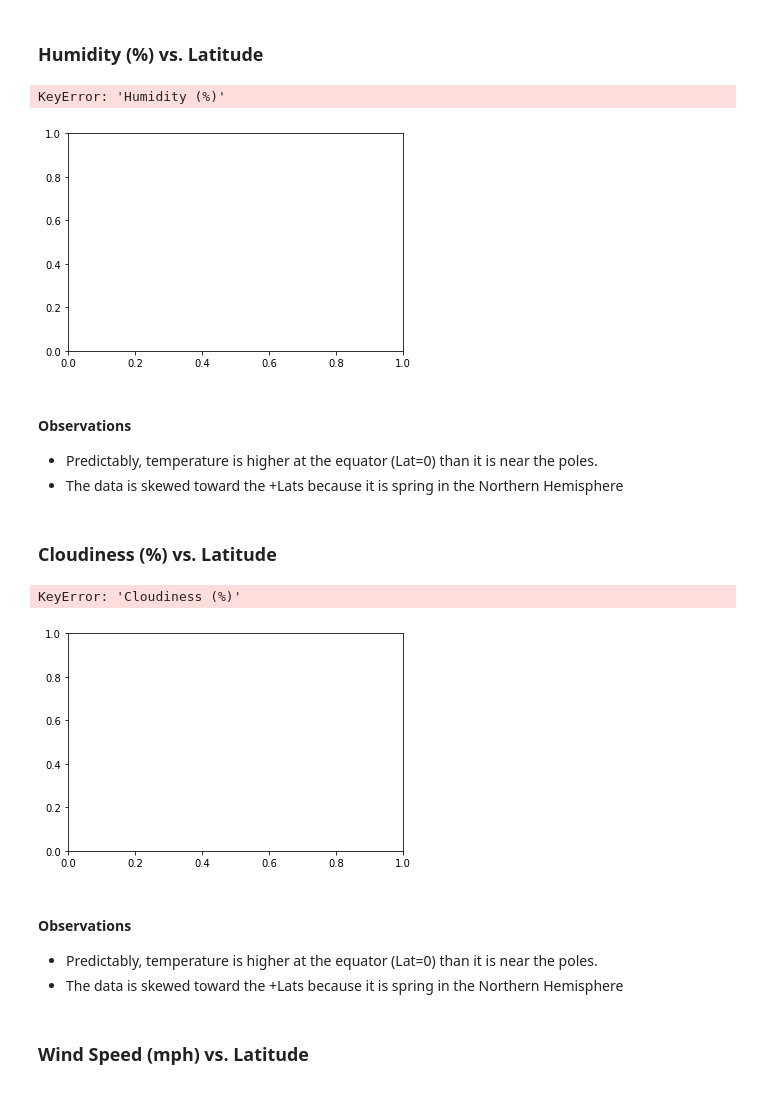
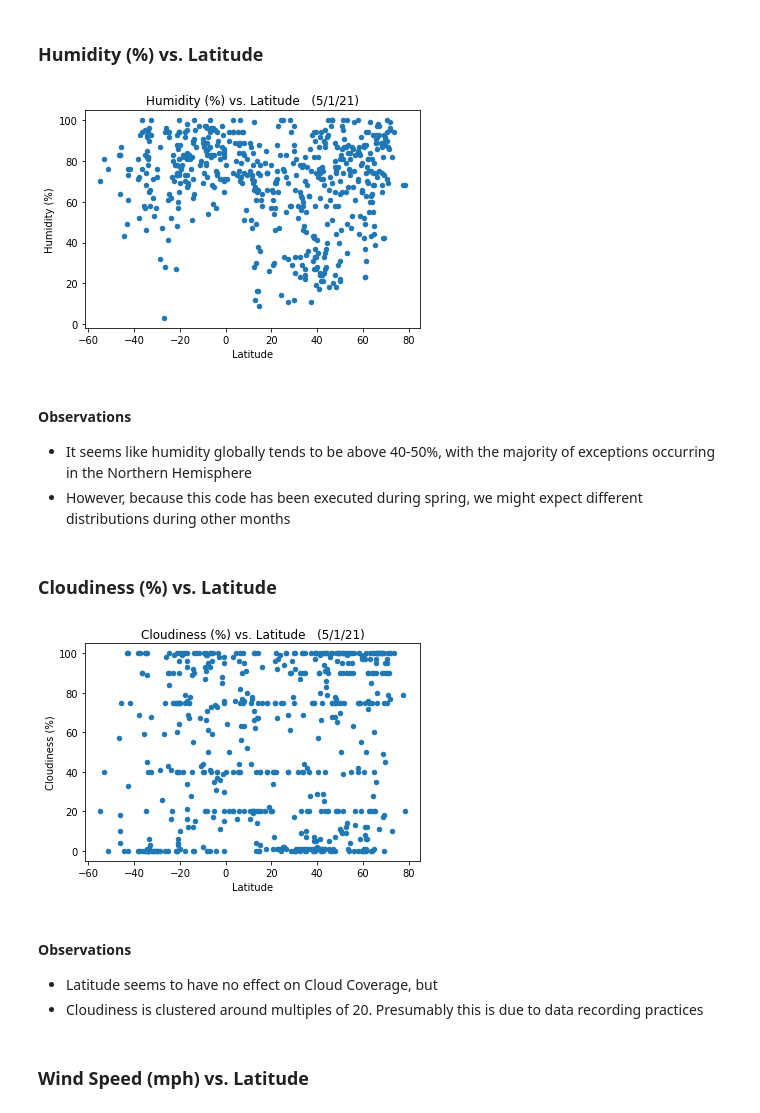
Before and after one commit to andrew-ana/python-api-challenge, a Jupyter notebook: Instructions/starter_code/WeatherPy.ipynb, the cells around one changed output. Cells and saved outputs as stored; diff of their text form; code cells hidden in the pictures.

Commit message:
Completed WeatherPy

```diff
--- a/Instructions/starter_code/WeatherPy.ipynb
+++ b/Instructions/starter_code/WeatherPy.ipynb
@@ -58,11 +56,16 @@ print("Beginning API Calls")
 print("------------------------")
 
 url = "http://api.openweathermap.org/data/2.5/weather"
+
+#The API says we can do 60 calls a minute. I didn't have that issue, but I don't want to get pinged for that
+#So you are going to have to wait. But I will try to optimize wait time <3
 begin = time.time()
+
 #Create empty DataFrame
 weather_df = pd.DataFrame(columns=["City", "Response Code", "Exec Time(s)","Longitude","Latitude",
                                   "Weather", "Temperature (F)","Cloudiness (%)","Wind Speed (mph)", "Humidity (%)" ])
 i = 1
+
 #ITERATE THROUGH CITIES
 for city in cities:
     call_start = time.time()#Time each api call
@@ -90,7 +93,7 @@ for city in cities:
         weather = ""
     #TEMPERATURE
     try:
-        temp = response.json()['main']['temp']
+        temp = response.json()['main']['temp_max']
     except:
         temp = np.nan
     #CLOUDINESS
@@ -123,8 +126,18 @@ for city in cities:
 
     }, ignore_index=True)
 
-    i += 1 #increment counter
+    #increment counter
+    i += 1
+    #Check if we need to sleep!
+    if i % 60 == 0:
+        current = time.time() - begin
+        wait_time = 60*(i//60)-current
+        print(f"Executed 60 calls, waiting for {wait_time:.2f} seconds")
+        time.sleep(wait_time)
+
 print(f"Total Execution: {time.time()-begin}s")
+# Save the DataFrame
+weather_df.to_csv("Output/cities.csv")
 # %% [output]
 Beginning API Calls
 ------------------------
@@ -190,28 +203,27 @@ plt.show()
 # %% [markdown]
 ### Humidity (%) vs. Latitude
 # %%
-weather_df.plot(x="Latitude",y="Humidity (%)", kind="scatter", title = "Humidity (%) vs. Latitude")
-plt.savefig("Output/Humidity_vs_Latitude.png")
+weather_df.plot(x="Latitude",y="Humidity (%)", kind="scatter", title = "Humidity (%) vs. Latitude   (5/1/21)")
+plt.savefig("Output/Global_Humidity_vs_Latitude.png")
 plt.show()
 # %% [output]
-KeyError: 'Humidity (%)'
-[figure, old version]
+[figure, new version]
-# %% [markdown]
-#### Observations
-- Predictably, temperature is higher at the equator (Lat=0) than it is near the poles.
-- The data is skewed toward the +Lats because it is spring in the Northern Hemisphere
+# %% [markdown]
+#### Observations
+- It seems like humidity globally tends to be above 40-50%, with the majority of exceptions occurring in the Northern Hemisphere
+- However, because this code has been executed during spring, we might expect different distributions during other months
 # %% [markdown]
 ### Cloudiness (%) vs. Latitude
 # %%
-weather_df.plot(x="Latitude",y="Cloudiness (%)", kind="scatter", title = "Cloudiness (%) vs. Latitude")
+weather_df.plot(x="Latitude",y="Cloudiness (%)", kind="scatter", title = "Cloudiness (%) vs. Latitude   (5/1/21)")
+plt.savefig("Output/Global_Cloudiness_vs_Latitude.png")
 plt.show()
 # %% [output]
-KeyError: 'Cloudiness (%)'
-[figure, old version]
+[figure, new version]
-# %% [markdown]
-#### Observations
-- Predictably, temperature is higher at the equator (Lat=0) than it is near the poles.
-- The data is skewed toward the +Lats because it is spring in the Northern Hemisphere
+# %% [markdown]
+#### Observations
+- Latitude seems to have no effect on Cloud Coverage, but
+- Cloudiness is clustered around multiples of 20. Presumably this is due to data recording practices
 # %% [markdown]
 ### Wind Speed (mph) vs. Latitude
 # %%
```
Also changed, not shown: parts of 59 cells of this notebook, 15 other files.
